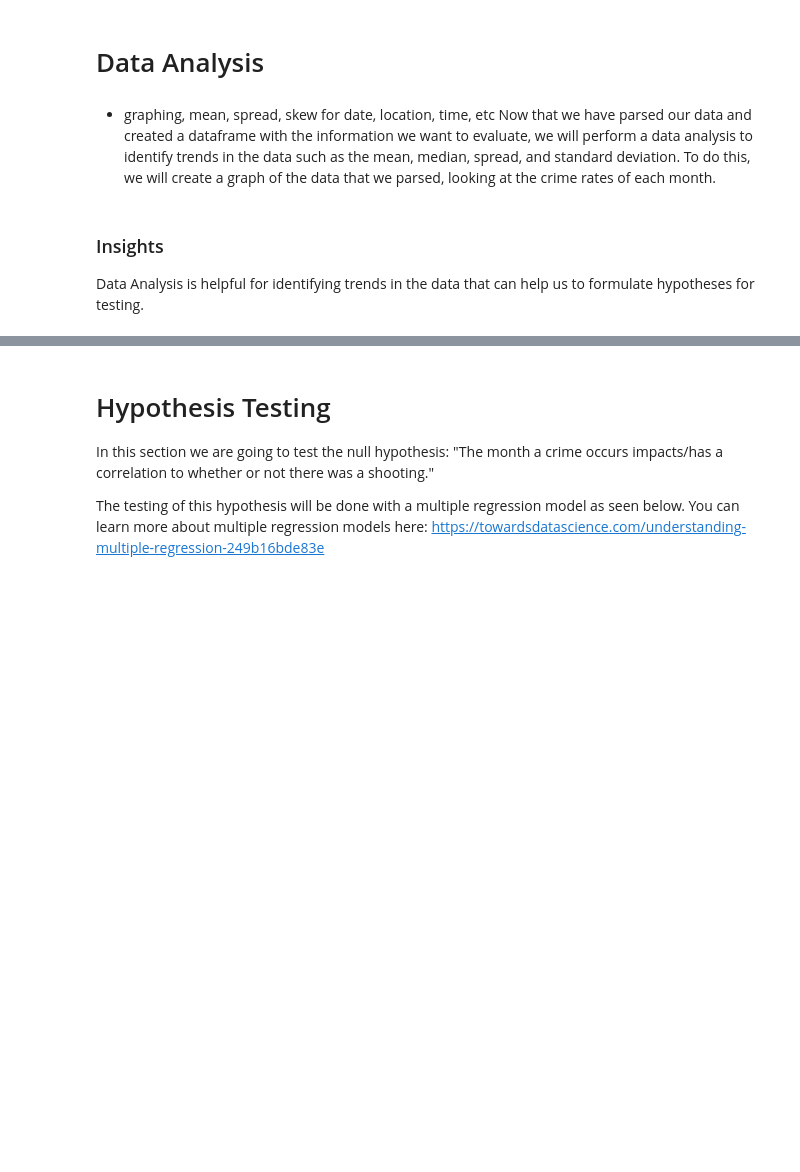
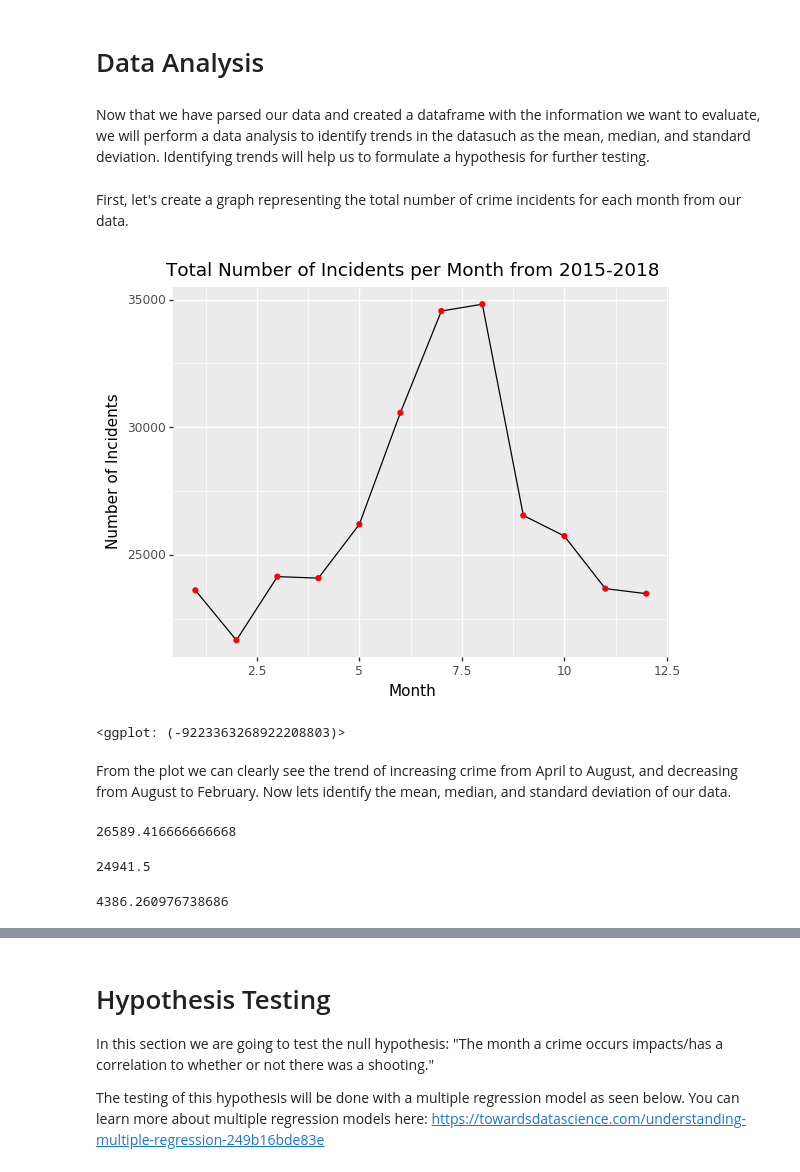
Before and after one commit to eschick4/eschick4.github.io, a Jupyter notebook: Final Tutorial.ipynb, the cells around one changed output, grey strips where cells are left out. Saved outputs shown, nothing was run; the diff lists cells and outputs as text; code cells hidden in the pictures; blank space fills up the shorter version.

Commit message:
completed data analysis

```diff
--- a/Final Tutorial.ipynb
+++ b/Final Tutorial.ipynb
@@ -176,5 +179,4 @@ count: https://pandas.pydata.org/pandas-docs/stable/reference/api/pandas.DataFra
 # %% [markdown]
 # Data Analysis
 # %% [markdown]
-- graphing, mean, spread, skew for date, location, time, etc
-Now that we have parsed our data and created a dataframe with the information we want to evaluate, we will perform a data analysis to identify trends in the data such as the mean, median, spread, and standard deviation. To do this, we will create a graph of the data that we parsed, looking at the crime rates of each month.
+Now that we have parsed our data and created a dataframe with the information we want to evaluate, we will perform a data analysis to identify trends in the datasuch as the mean, median, and standard deviation. Identifying trends will help us to formulate a hypothesis for further testing.
@@ -183,3 +183,37 @@ Now that we have parsed our data and created a dataframe with the information we
-# %% [markdown]
-### Insights
-Data Analysis is helpful for identifying trends in the data that can help us to formulate hypotheses for testing.
+# %% [markdown]
+First, let's create a graph representing the total number of crime incidents for each month from our data.
+# %%
+# arrange months in order
+months_df = months_df.sort_values("MONTH")
+
+# Since we used group by, we're making a new column to identify the months
+m = [1, 2, 3, 4, 5, 6, 7, 8, 9, 10, 11, 12]
+months_df["MONTHS"] = m
+
+# plot
+ggplot(months_df, aes(x="MONTHS", y="INCIDENT_NUMBER")) + geom_line(stat="identity") + geom_point(color="red")  + labs(x="Month", y="Number of Incidents", title="Total Number of Incidents per Month from 2015-2018")
+# %% [output]
+[figure, added]
+<ggplot: (-9223363268922208803)>
+# %% [markdown]
+From the plot we can clearly see the trend of increasing crime from April to August, and decreasing from August to February. Now lets identify the mean, median, and standard deviation of our data.
+# %%
+# MEAN: The average number of incidents across all months for 2015-2018.
+# remember that the INCIDENT_NUMBER attribute in our months_df dataframe is the number of incidents grouped by month
+
+mean = months_df.mean()["INCIDENT_NUMBER"]
+mean
+# %% [output]
+26589.416666666668
+# %%
+#MEDIAN: The middle number of incidents per month
+median = months_df.median()["INCIDENT_NUMBER"]
+median
+# %% [output]
+24941.5
+# %%
+#STANDARD DEVIATION: The standard number of incidents per month deviating from the mean.
+std = months_df.std()["INCIDENT_NUMBER"]
+std
+# %% [output]
+4386.260976738686
```
Also changed, not shown: parts of 5 cells of this notebook, 1 other file.
